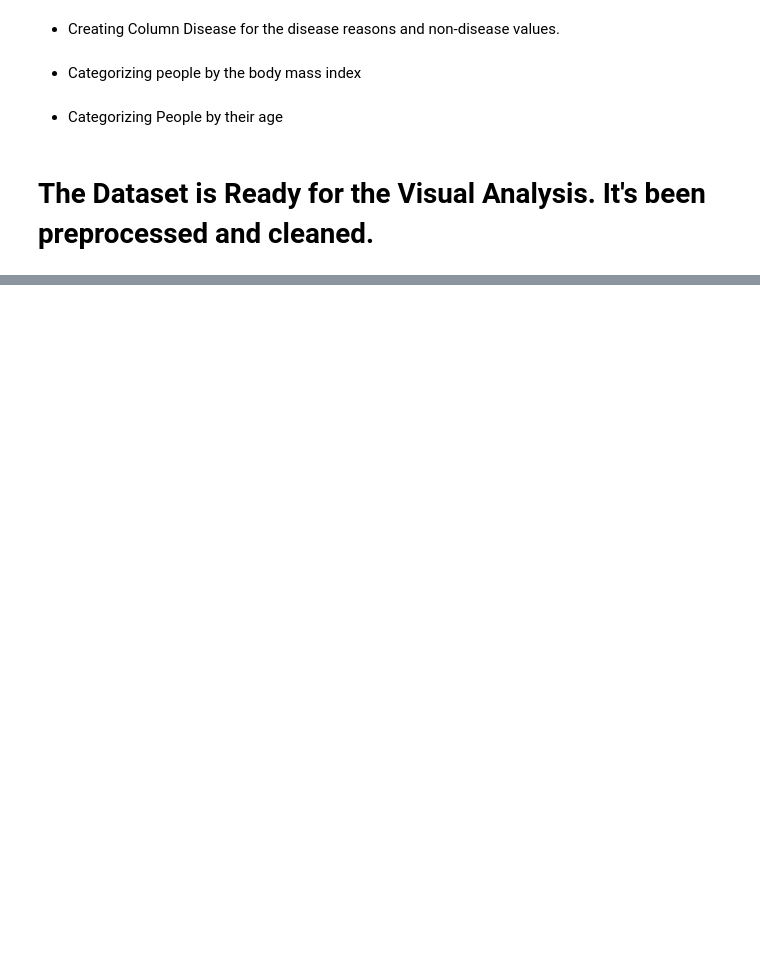
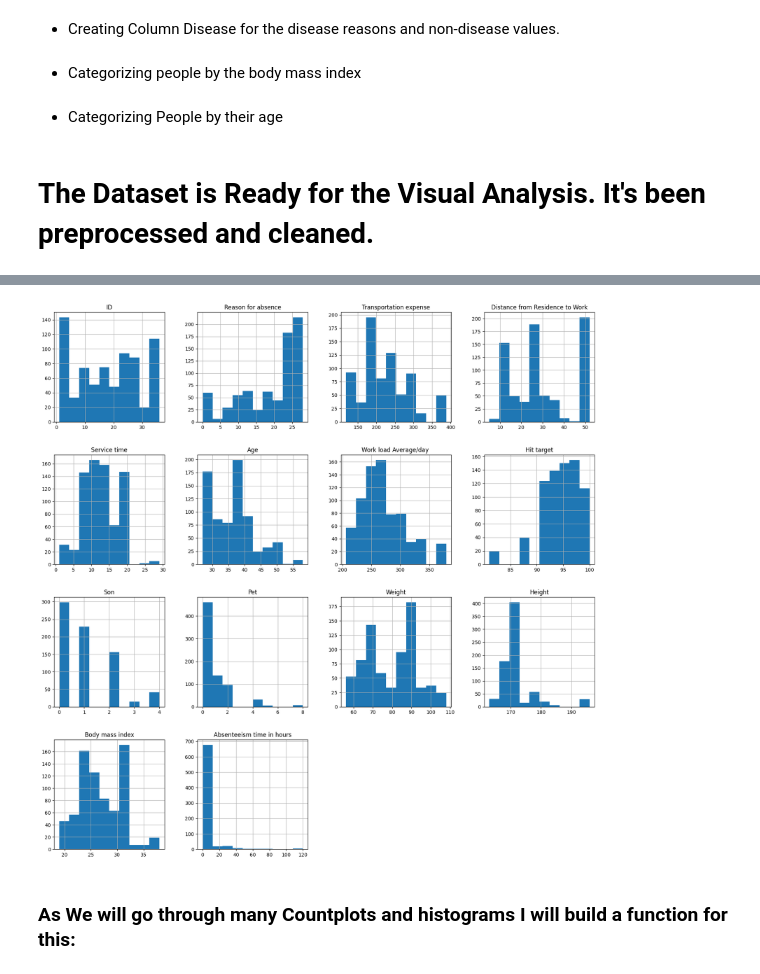
Before and after one commit to alaalmy-ahmed/Absenteeism-at-Work, a Jupyter notebook: knowing the data.ipynb, the cells around one changed output, grey strips where cells are left out. Drawn from its saved outputs; the diff is of its cells as text; code cells hidden in the pictures; blank space fills up the shorter version.

Commit message:
Completed the Reason for absence column analysis

```diff
--- a/knowing the data.ipynb
+++ b/knowing the data.ipynb
@@ -5,10 +5,15 @@
 import numpy as np
 import pandas as pd
 import matplotlib.pyplot as plt
+import seaborn as sns
 import warnings
 
 %matplotlib inline
 warnings.filterwarnings('ignore')
+sns.set_palette('tab10')
 # %%
-data = pd.read_csv('Absenteeism_at_work.csv', sep=';')
+data = pd.read_csv('https://raw.githubusercontent.com'\
+                   '/PacktWorkshops/The-Data-Analysis-Workshop'\
+                   '/master/Chapter02/data/'\
+                   'Absenteeism_at_work.csv', sep=";")
 data.head().T
@@ -107,7 +184,7 @@ preprocessed_data.head().T
 # Use lambda function instead of defining a separate function as it
 preprocessed_data["Disease"] = preprocessed_data["Reason for absence"].\
                                 apply(
-                                        lambda val: True if val > 0 and val <= 21 else False
+                                        lambda val: 'Yes' if val > 0 and val <= 21 else "No"
                                     )
 # %% [markdown]
 - Categorizing people by the body mass index
@@ -143,0 +224,8 @@ preprocessed_data['Career level'] = preprocessed_data['Age'].apply(age_categoriz
+# %%
+preprocessed_data.hist(figsize=(20, 20))
+plt.savefig('figs/distributions of all columns.png', format='png')
+plt.show()
+# %% [output]
+[figure, added]
+# %% [markdown]
+### As We will go through many Countplots and histograms I will build a function for this:
```
Also changed, not shown: parts of 22 cells of this notebook, 46 other files.
